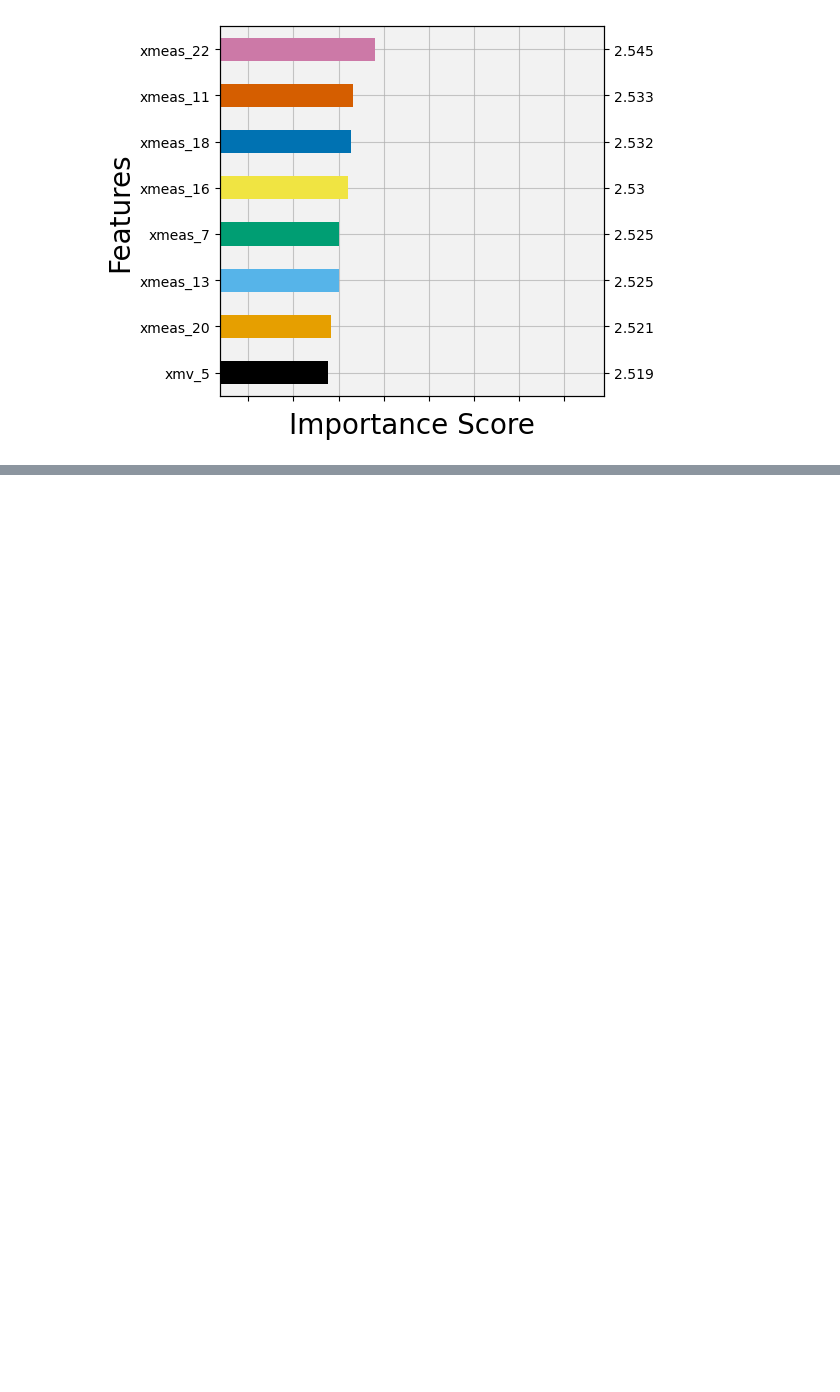
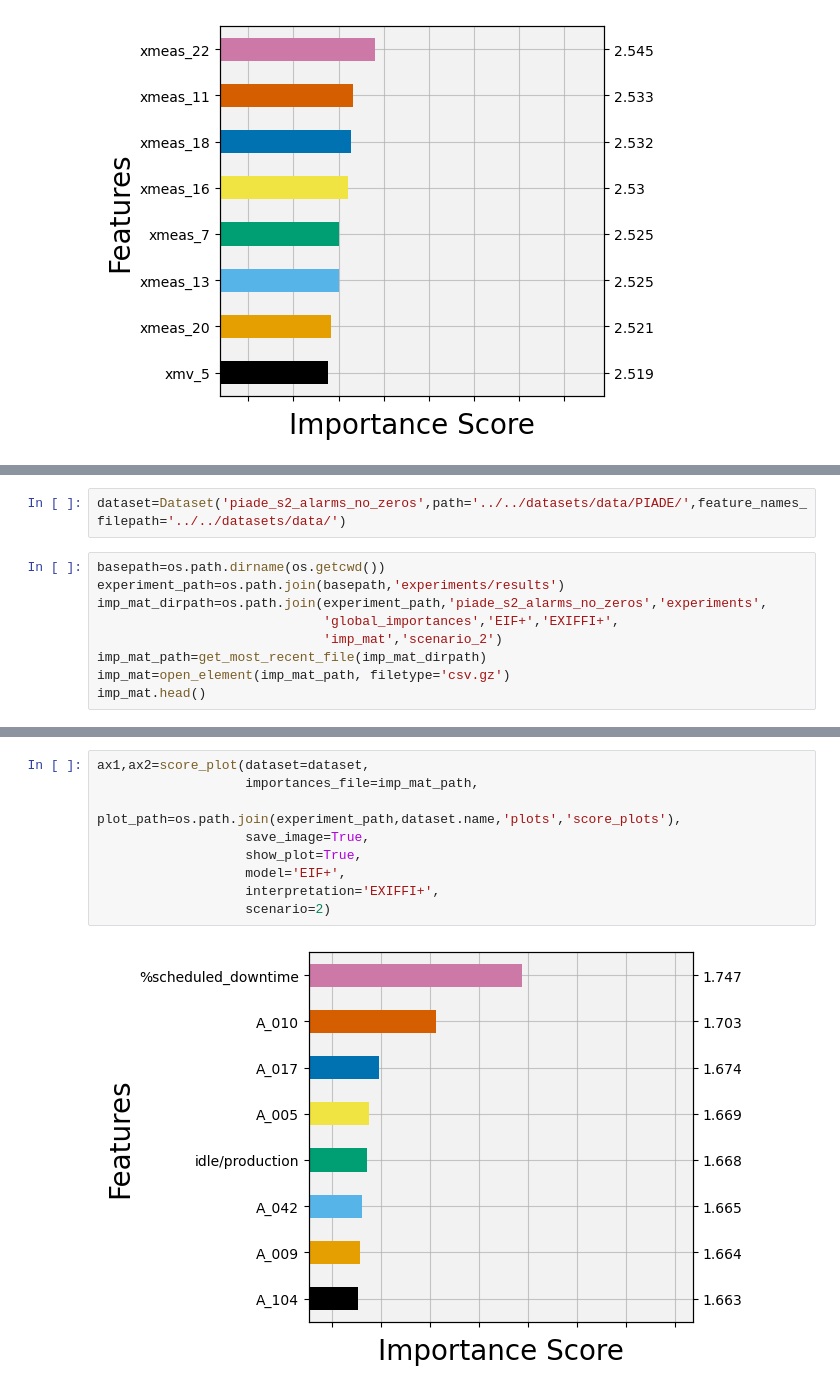
Before and after one commit to francesco-borsatti-unipd/ExIFFI, a Jupyter notebook: notebooks/fix_stuff.ipynb, the cells around one changed output, grey strips where cells are left out. Drawn from its saved outputs; the diff is of its cells as text; blank space fills up the shorter version.

Commit message:
Update Score Plot of piade_s2_alarms_no_zeros

```diff
--- a/notebooks/fix_stuff.ipynb
+++ b/notebooks/fix_stuff.ipynb
@@ -1658,0 +1663,11 @@ ax1,ax2=score_plot(dataset=dataset,
+# %%
+dataset=Dataset('piade_s2_alarms_no_zeros',path='../../datasets/data/PIADE/',feature_names_filepath='../../datasets/data/')
+# %%
+basepath=os.path.dirname(os.getcwd())
+experiment_path=os.path.join(basepath,'experiments/results')
+imp_mat_dirpath=os.path.join(experiment_path,'piade_s2_alarms_no_zeros','experiments',
+                             'global_importances','EIF+','EXIFFI+',
+                             'imp_mat','scenario_2')
+imp_mat_path=get_most_recent_file(imp_mat_dirpath)
+imp_mat=open_element(imp_mat_path, filetype='csv.gz')
+imp_mat.head()
@@ -1658,0 +1682,11 @@ ax1,ax2=score_plot(dataset=dataset,
+# %%
+ax1,ax2=score_plot(dataset=dataset,
+                   importances_file=imp_mat_path,
+                   plot_path=os.path.join(experiment_path,dataset.name,'plots','score_plots'),
+                   save_image=True,
+                   show_plot=True,
+                   model='EIF+',
+                   interpretation='EXIFFI+',
+                   scenario=2)
+# %% [output]
+[figure, added]
```
Also changed, not shown: parts of 3 cells of this notebook, 1 other file.
